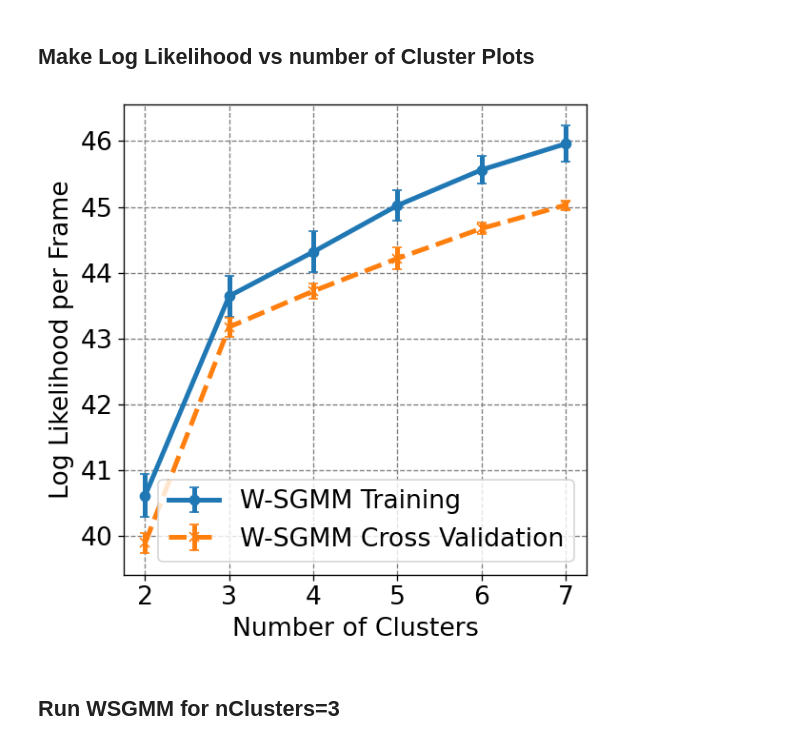
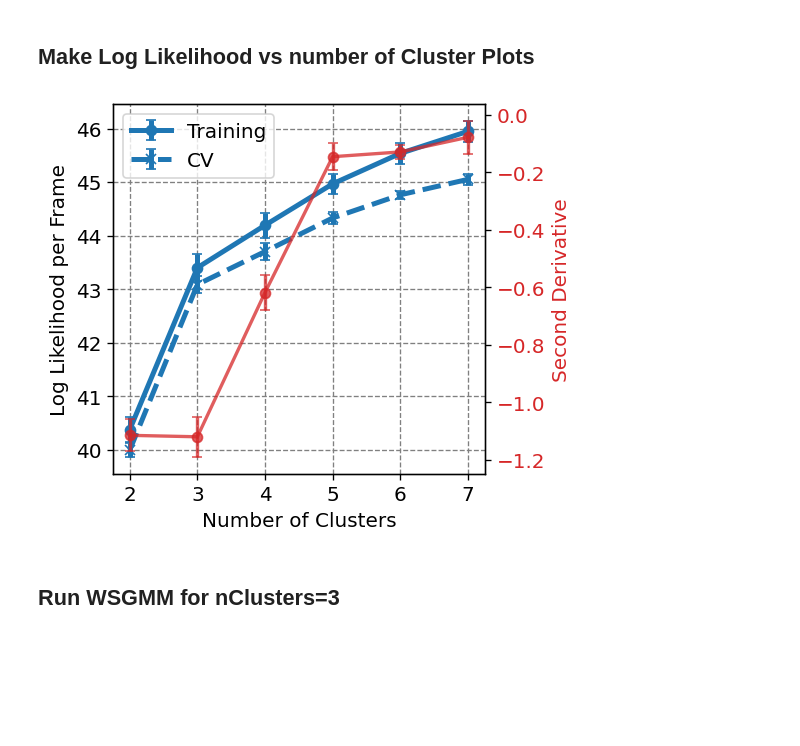
Before and after one commit to mccullaghlab/shapeGMMTorch, a Jupyter notebook: examples/beaded_helix_example/cluster_beaded_helix.ipynb, the cells around one changed output. Drawn from its saved outputs; the diff is of its cells as text; code cells hidden in the pictures; blank space fills up the shorter version.

Commit message:
updated beaded helix example

```diff
--- a/examples/beaded_helix_example/cluster_beaded_helix.ipynb
+++ b/examples/beaded_helix_example/cluster_beaded_helix.ipynb
@@ -71,28 +74,13 @@ weighted_train_log_lik = np.loadtxt("weighted_train_2_7.dat")[:,1:]
 weighted_predict_log_lik = np.loadtxt("weighted_predict_2_7.dat")[:,1:]
 # %% [markdown]
 ## Make Log Likelihood vs number of Cluster Plots
-# %%
-# create figure
-plt.figure(figsize=(5,5), dpi= 120, facecolor='w', edgecolor='k')
-# weighted SGMM
-weighted_train_mean = np.mean(weighted_train_log_lik,axis=1)
-weighted_train_std = np.std(weighted_train_log_lik,axis=1)
-plt.errorbar(cluster_array,weighted_train_mean,weighted_train_std,fmt='-o',lw=3,capsize=3,label="W-SGMM Training")
-#lower, upper = pyemma.util.statistics.confidence_interval((weighted_train_log_lik).T.tolist(), conf=0.9)
-#plt.fill_between(cluster_array, lower, upper, alpha=0.3)
-weighted_predict_mean = np.mean(weighted_predict_log_lik,axis=1)
-weighted_predict_std = np.std(weighted_predict_log_lik,axis=1)
-plt.errorbar(cluster_array,weighted_predict_mean,weighted_predict_std,fmt='--x',lw=3,capsize=3,label="W-SGMM Cross Validation")
-#lower, upper = pyemma.util.statistics.confidence_interval((weighted_predict_log_lik).T.tolist(), conf=0.9)
-#plt.fill_between(cluster_array, lower, upper, alpha=0.3)
-plt.grid(b=True, which='major', axis='both', color='#808080', linestyle='--')
-plt.ylabel("Log Likelihood per Frame",fontsize=16)
-plt.xlabel("Number of Clusters",fontsize=16)
-plt.tick_params(axis='both',labelsize=16)
-plt.legend(fontsize=16)
-plt.tight_layout()
-#plt.savefig("beaded_helix_log_likelihood_cv.png",dpi=300,transparent=True)
-# %% [output]
-[figure, removed]
+# %%
+# shapeGMMTorch plots has a built-in plot function for this type of plot
+from shapeGMMTorch import plots
+# create figure
+fig, ax = plt.subplots(1,1,figsize=(4,4), dpi= 120, facecolor='w', edgecolor='k')
+plots.plot_log_likelihood_with_dd(ax,cluster_array,weighted_train_log_lik,weighted_predict_log_lik,fontsize=12,ylabel1=True,ylabel2=True,xlabel=True)
+# %% [output]
+[figure, added]
 # %% [markdown]
 ## Run WSGMM for nClusters=3
```
Also changed, not shown: parts of 9 cells of this notebook.
